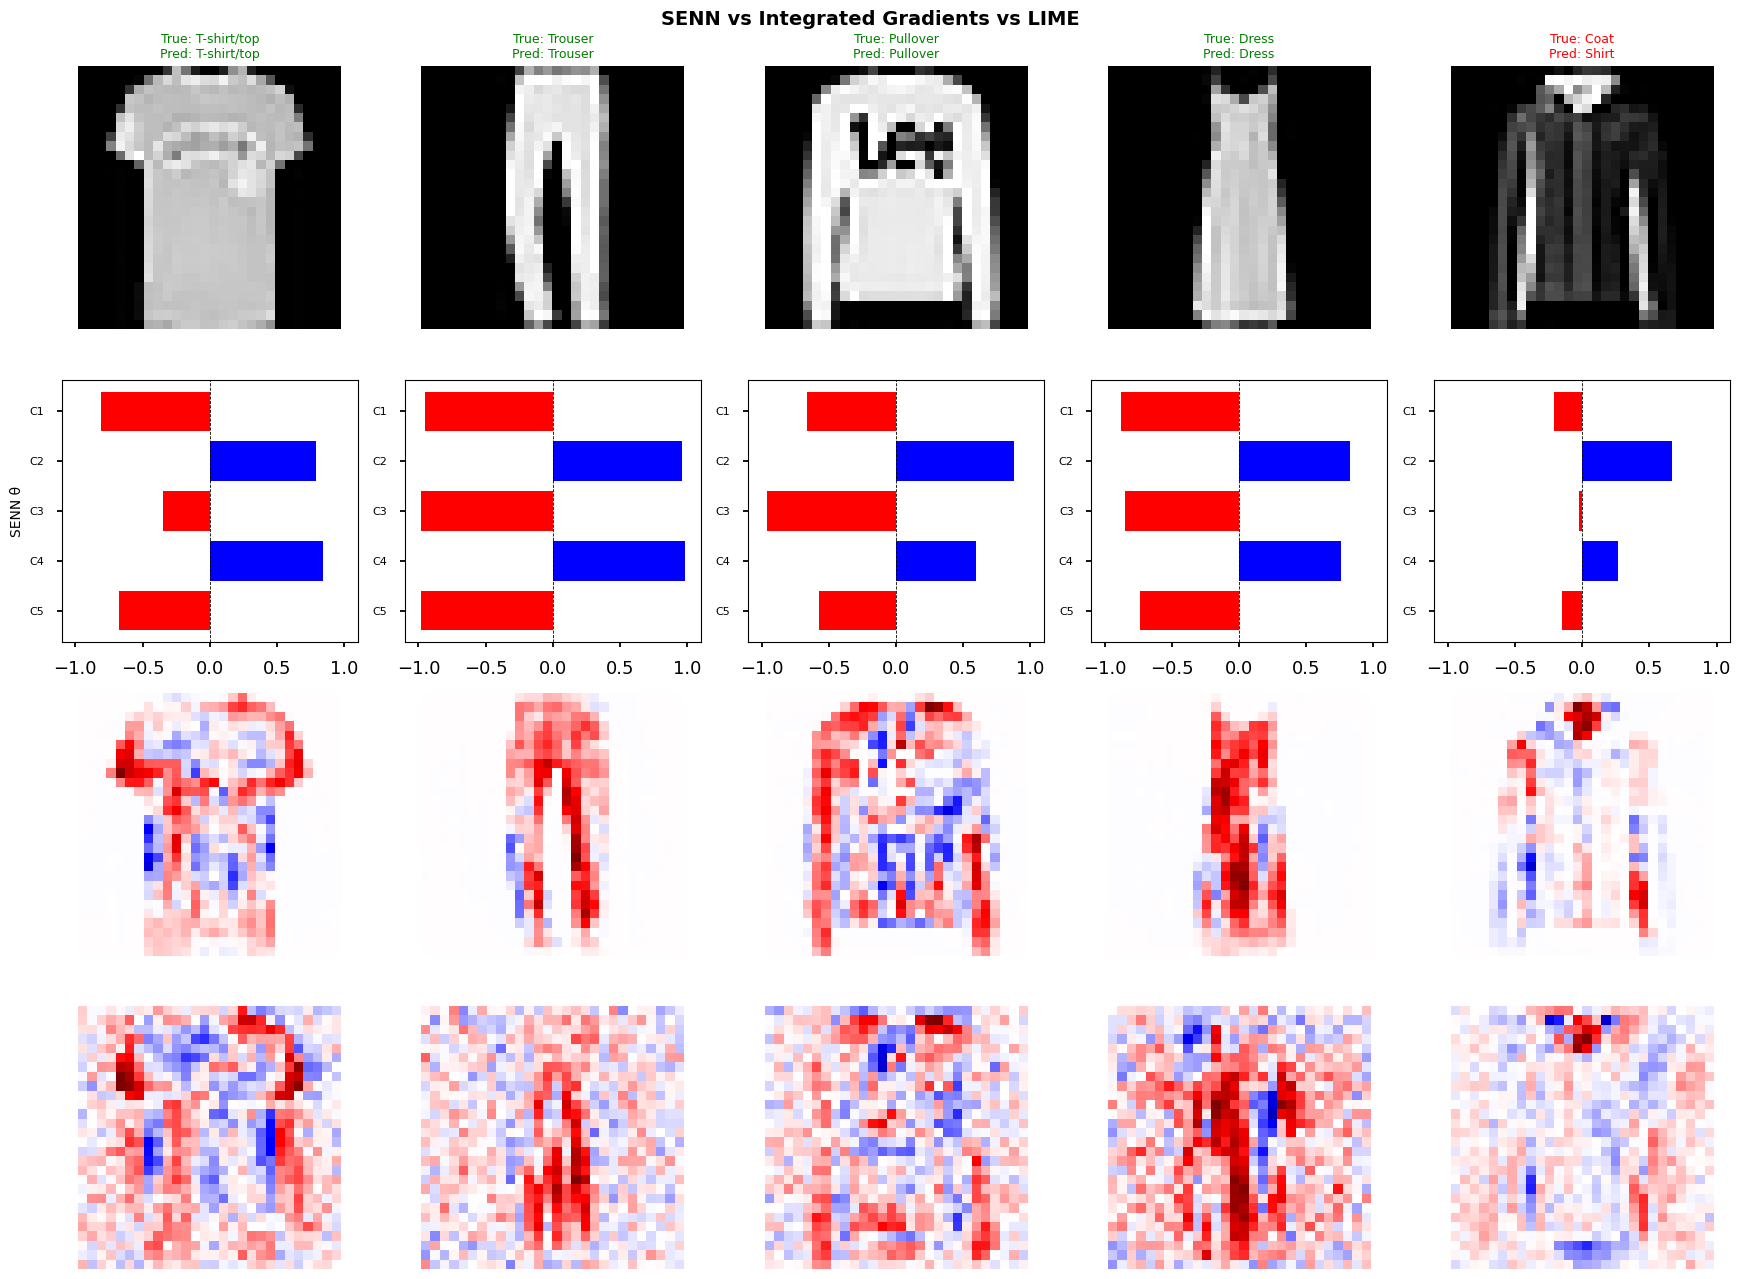
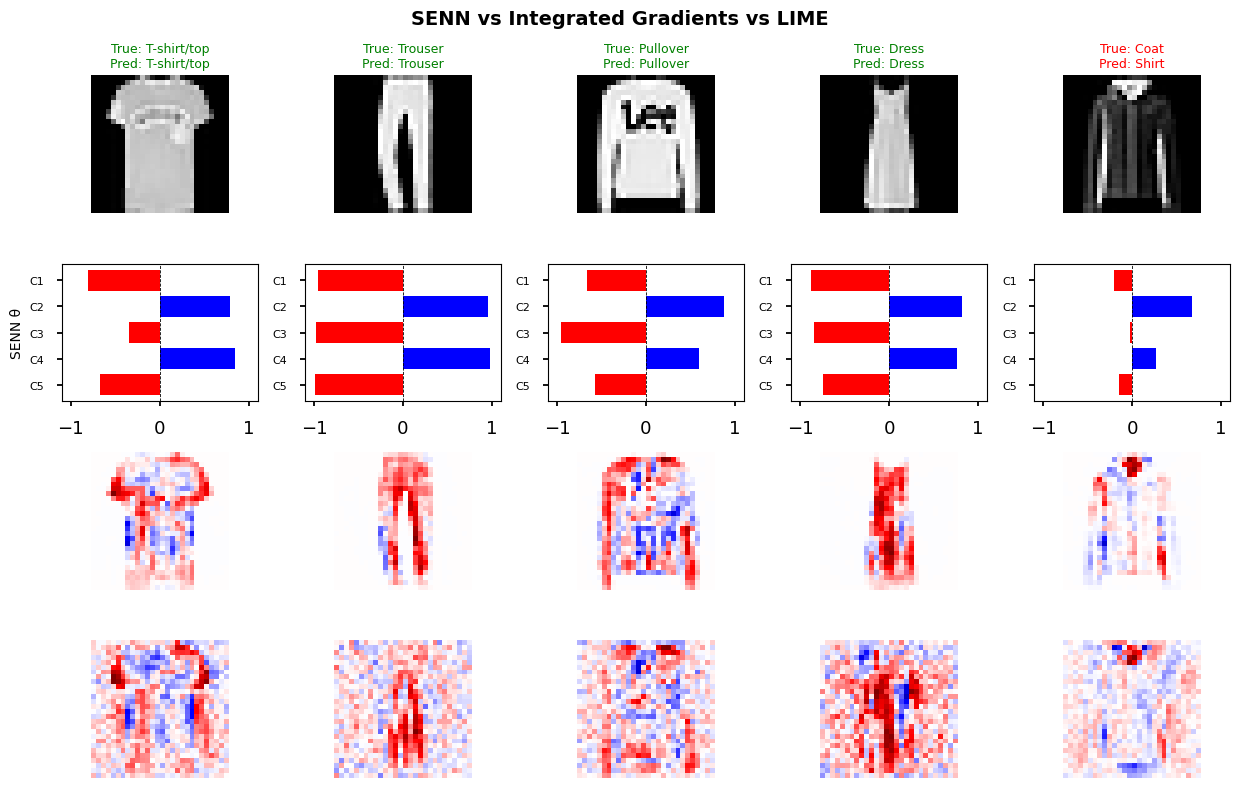
The notebook cell's code change between the first figure and the second:
--- before
+++ after
@@ -6,19 +6,27 @@
     num_concepts = concepts.shape[1]
     y_labels = [f'C{j+1}' for j in range(num_concepts - 1, -1, -1)]
+    
     for g in range((n + ncols - 1) // ncols):
         start = g * ncols
         end = min(start + ncols, n)
         nc = end - start
-        fig, axes = plt.subplots(4, nc, figsize=(3.5 * nc, 13))
+        
+        # --- REDUCED FIGSIZE HERE ---
+        # Changed from (3.5 * nc, 13) to (2.5 * nc, 8)
+        fig, axes = plt.subplots(4, nc, figsize=(2.5 * nc, 8)) 
+        
         if nc == 1:
             axes = axes[:, np.newaxis]
+            
         for col, idx in enumerate(range(start, end)):
             true_lab = class_names[true_labels[idx].item()]
             pred_lab = class_names[pred_idx[idx].item()]
             color = 'green' if true_lab == pred_lab else 'red'
+            
             # Row 0 — image
             axes[0, col].imshow(images[idx].squeeze().cpu(), cmap='gray')
             axes[0, col].set_title(f'True: {true_lab}\nPred: {pred_lab}', fontsize=9, color=color)
             axes[0, col].axis('off')
+            
             # Row 1 — SENN relevances
             rs = relevances[idx, :, pred_idx[idx].item()].cpu()
@@ -31,4 +39,5 @@
             if col == 0:
                 axes[1, col].set_ylabel('SENN \u03b8', fontsize=10)
+                
             # Row 2 — IG
             ig_map = ig_attrs[idx].sum(dim=0).cpu().numpy()
@@ -38,4 +47,5 @@
             if col == 0:
                 axes[2, col].set_ylabel('Int. Grad.', fontsize=10)
+                
             # Row 3 — LIME
             lime_map = lime_attrs[idx].sum(dim=0).cpu().numpy()
@@ -45,4 +55,5 @@
             if col == 0:
                 axes[3, col].set_ylabel('LIME', fontsize=10)
+                
         plt.suptitle('SENN vs Integrated Gradients vs LIME', fontsize=14, fontweight='bold')
         plt.tight_layout()

Commit: new readme, change two reports